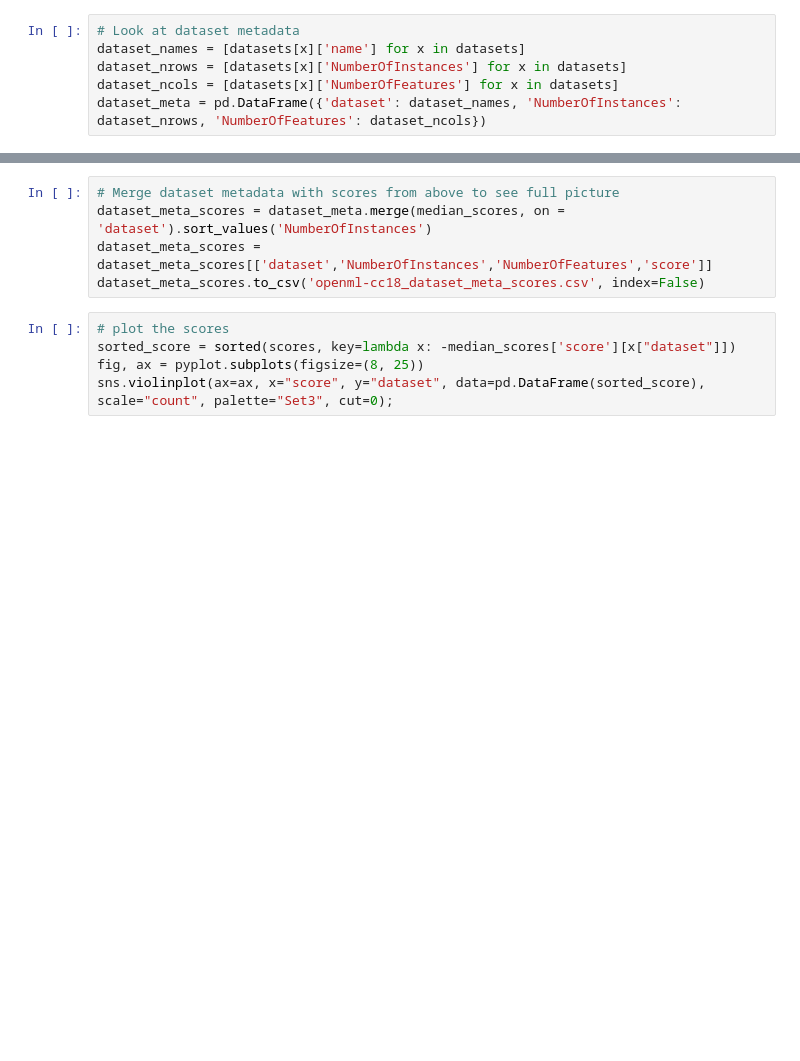
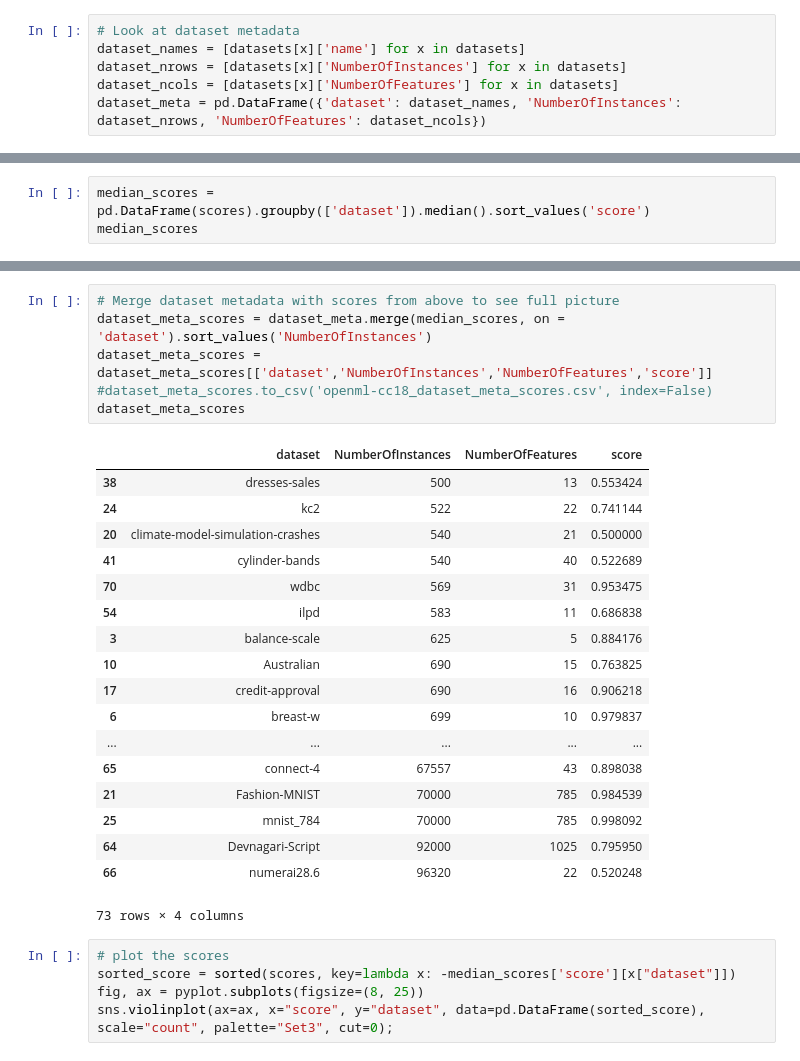
Before and after one commit to ledell/Study-14, a Jupyter notebook: OpenML-CC18 - score overview.ipynb, the cells around one changed output, grey strips where cells are left out. Saved outputs shown, nothing was run; the diff lists cells and outputs as text; blank space fills up the shorter version.

```diff
--- a/OpenML-CC18 - score overview.ipynb
+++ b/OpenML-CC18 - score overview.ipynb
@@ -21,0 +29,3 @@ dataset_meta = pd.DataFrame({'dataset': dataset_names, 'NumberOfInstances': data
+# %%
+median_scores = pd.DataFrame(scores).groupby(['dataset']).median().sort_values('score')
+median_scores
@@ -22,8 +52,28 @@ dataset_meta = pd.DataFrame({'dataset': dataset_names, 'NumberOfInstances': data
 # %%
 # Merge dataset metadata with scores from above to see full picture
 dataset_meta_scores = dataset_meta.merge(median_scores, on = 'dataset').sort_values('NumberOfInstances')
 dataset_meta_scores = dataset_meta_scores[['dataset','NumberOfInstances','NumberOfFeatures','score']]
-dataset_meta_scores.to_csv('openml-cc18_dataset_meta_scores.csv', index=False)
+#dataset_meta_scores.to_csv('openml-cc18_dataset_meta_scores.csv', index=False)
+dataset_meta_scores
+# %% [output]
+|  | dataset | NumberOfInstances | NumberOfFeatures | score |
+| 38 | dresses-sales | 500 | 13 | 0.553424 |
+| 24 | kc2 | 522 | 22 | 0.741144 |
+| 20 | climate-model-simulation-crashes | 540 | 21 | 0.500000 |
+| 41 | cylinder-bands | 540 | 40 | 0.522689 |
+| 70 | wdbc | 569 | 31 | 0.953475 |
+| 54 | ilpd | 583 | 11 | 0.686838 |
+| 3 | balance-scale | 625 | 5 | 0.884176 |
+| 10 | Australian | 690 | 15 | 0.763825 |
+| 17 | credit-approval | 690 | 16 | 0.906218 |
+| 6 | breast-w | 699 | 10 | 0.979837 |
+| ... | ... | ... | ... | ... |
+| 65 | connect-4 | 67557 | 43 | 0.898038 |
+| 21 | Fashion-MNIST | 70000 | 785 | 0.984539 |
+| 25 | mnist_784 | 70000 | 785 | 0.998092 |
+| 64 | Devnagari-Script | 92000 | 1025 | 0.795950 |
+| 66 | numerai28.6 | 96320 | 22 | 0.520248 |
+73 rows × 4 columns
 # %%
 # plot the scores
 sorted_score = sorted(scores, key=lambda x: -median_scores['score'][x["dataset"]])
```
Also changed, not shown: parts of 6 cells of this notebook.
